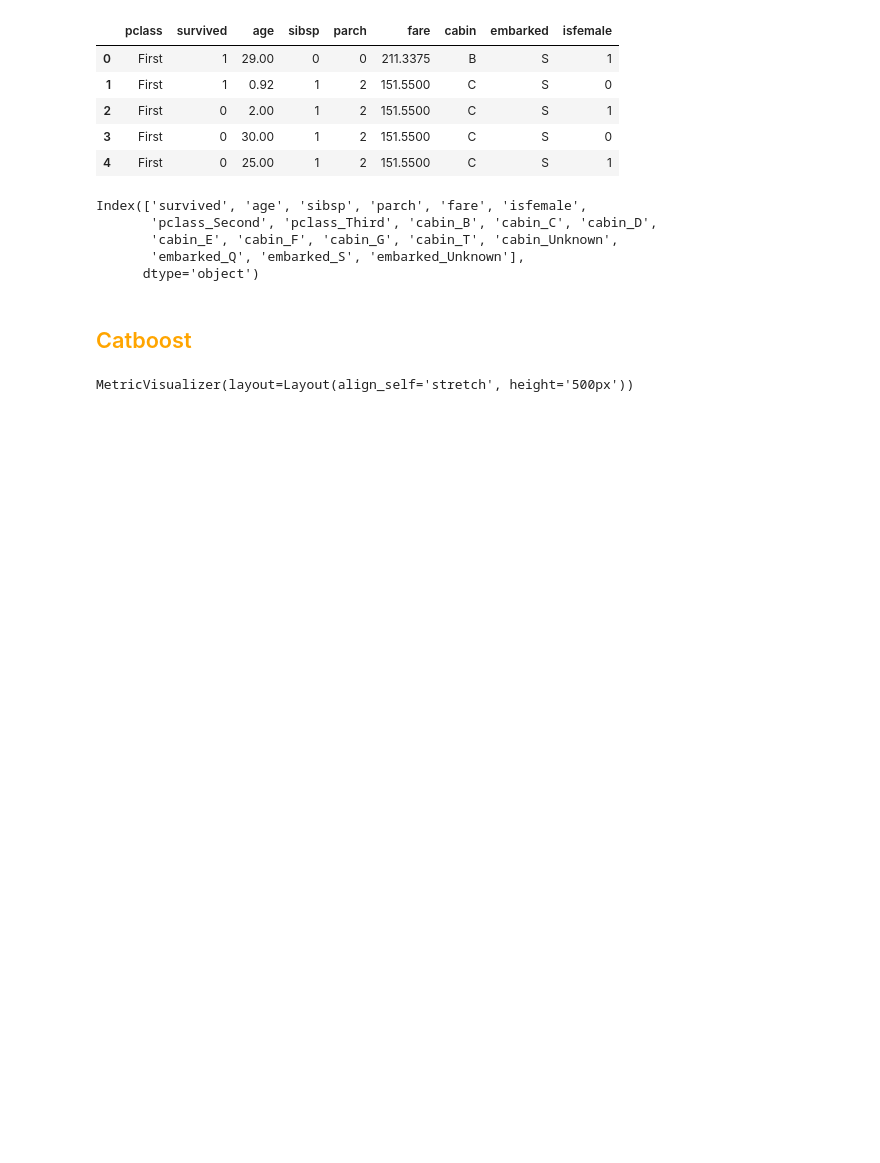
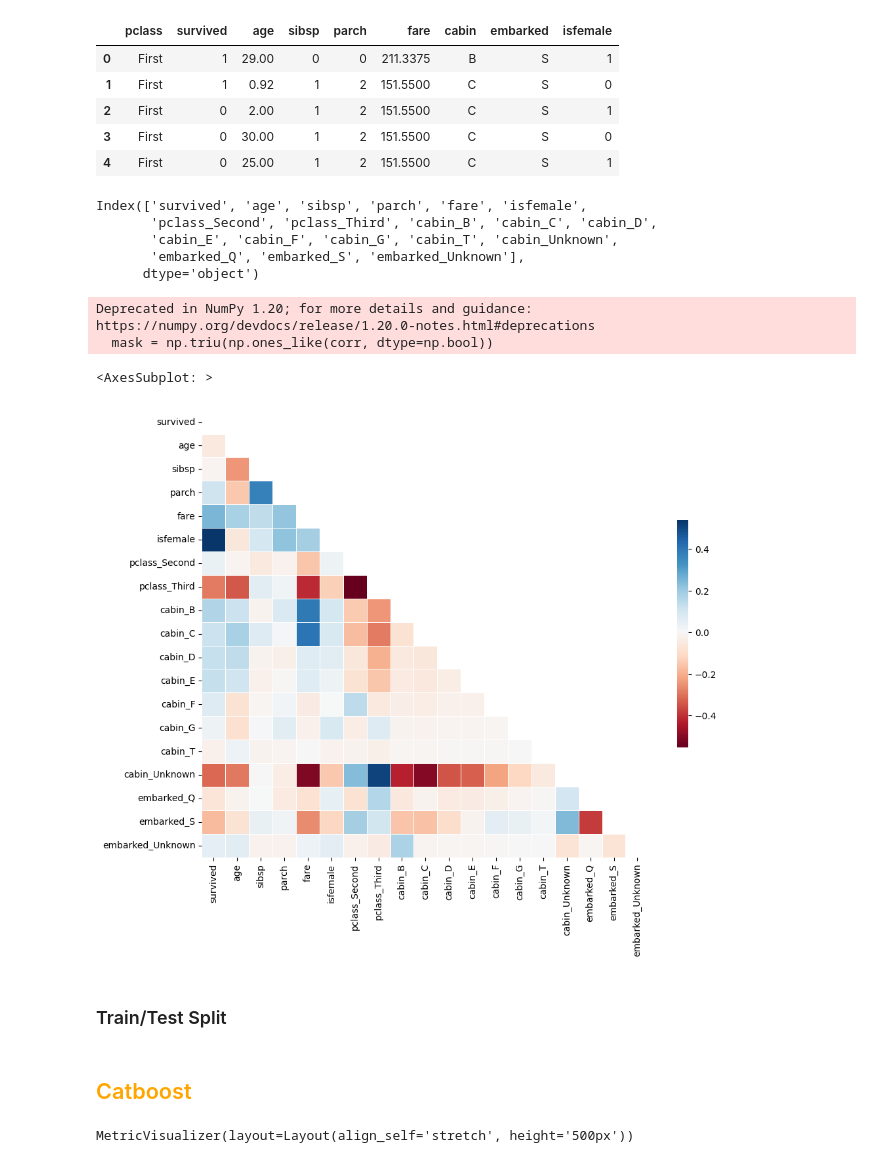
Before and after one commit to abbaskhosravi/CatB_Xgb, a Jupyter notebook: main.ipynb, the cells around one changed output. Cells and saved outputs as stored; diff of their text form; code cells hidden in the pictures; blank space fills up the shorter version.

Commit message:
correlation analysis

```diff
--- a/maini.ipynb
+++ b/main.ipynb
@@ -71,6 +72,36 @@ Index(['survived', 'age', 'sibsp', 'parch', 'fare', 'isfemale',
        'cabin_E', 'cabin_F', 'cabin_G', 'cabin_T', 'cabin_Unknown',
        'embarked_Q', 'embarked_S', 'embarked_Unknown'],
       dtype='object')
+# %%
+# correlation analysis
+corr = df_fin.corr()
+
+# Generate a mask for the upper triangle
+mask = np.triu(np.ones_like(corr, dtype=np.bool))
+
+# Set up the matplotlib figure
+f, ax = plt.subplots(figsize=(11, 9))
+
+# Generate a custom diverging colormap
+cmap = "RdBu"
+
+# Draw the heatmap with the mask and correct aspect ratio
+sns.heatmap(
+    corr,
+    mask=mask,
+    cmap=cmap,
+    center=0,
+    square=True,
+    linewidths=0.5,
+    cbar_kws={"shrink": 0.5},
+)
+# %% [output]
+Deprecated in NumPy 1.20; for more details and guidance: https://numpy.org/devdocs/release/1.20.0-notes.html#deprecations
+  mask = np.triu(np.ones_like(corr, dtype=np.bool))
+<AxesSubplot: >
+[figure, added]
+# %% [markdown]
+### Train/Test Split
 # %%
 from sklearn.model_selection import train_test_split
 X = df_fin.loc[:, df_fin.columns != 'survived']
```
Also changed, not shown: parts of 1 cell of this notebook.
